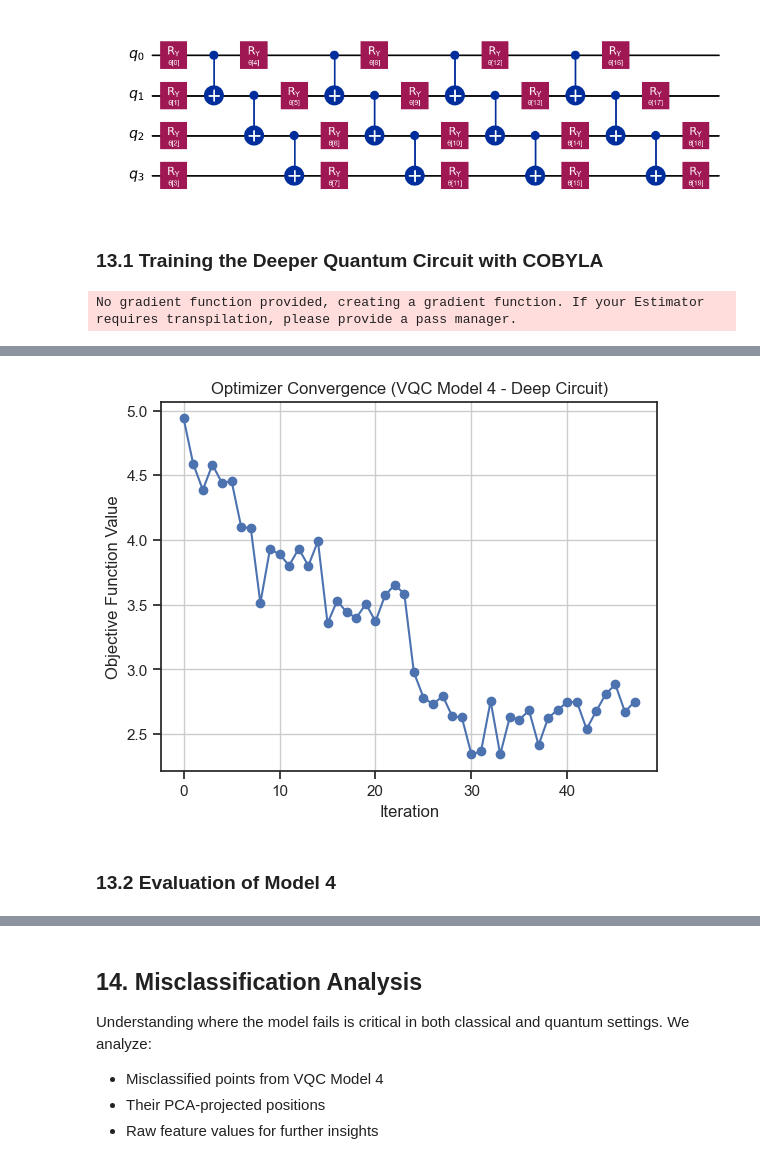
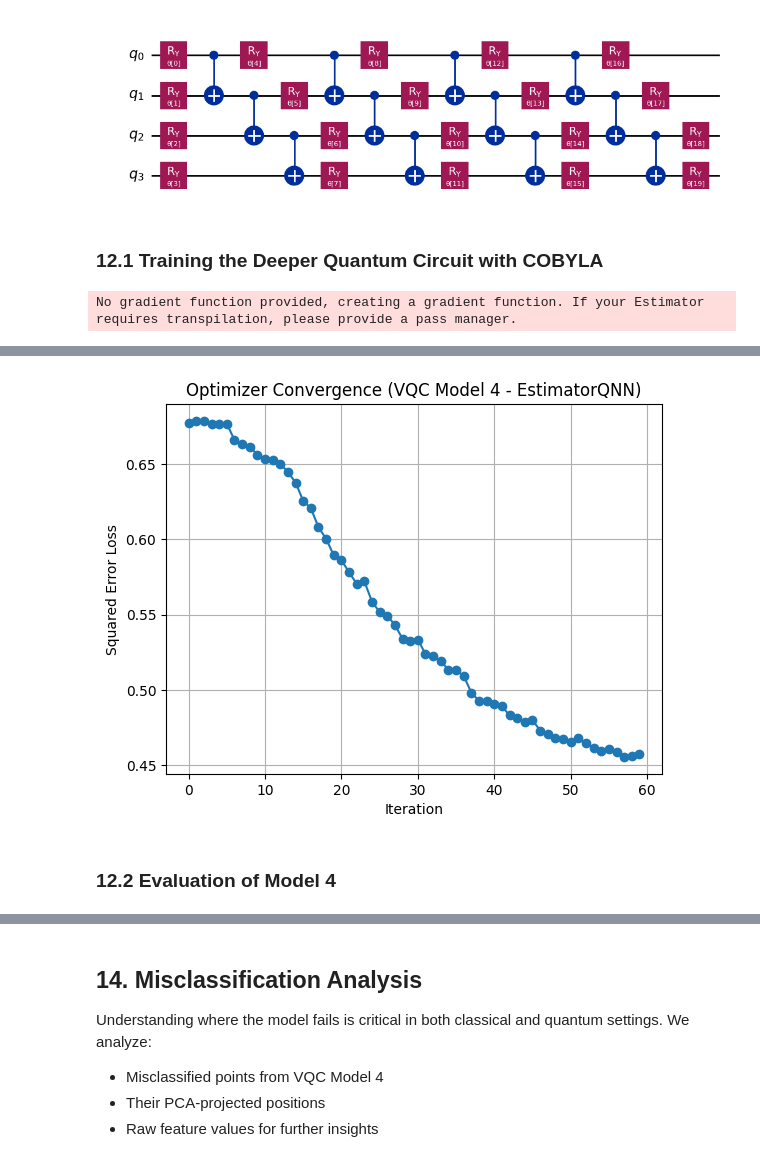
Before and after one commit to Mir-Ilham/SQA-2026-Quantum-Based-Network-Anomaly-Detection-VQC, a Jupyter notebook: Working_Copy_Quantum_Based_Anomaly_Detection_VQC 2026.ipynb, the cells around one changed output, grey strips where cells are left out. Drawn from its saved outputs; the diff is of its cells as text; code cells hidden in the pictures.

```diff
--- a/Working_Copy_Quantum_Based_Anomaly_Detection_VQC 2026.ipynb
+++ b/Working_Copy_Quantum_Based_Anomaly_Detection_VQC 2026.ipynb
@@ -565,11 +488,0 @@ We now produce a set of rich visualizations to explore:
-# %%
-
-# Regenerate the original dataset to ensure y matches X_df length
-X_df, y = generate_network_traffic_data(n_samples=1000, anomaly_ratio=0.5)
-
-sns.set(style='ticks')
-pairplot_df = X_df.copy()
-pairplot_df["label"] = y
-sns.pairplot(pairplot_df, hue="label", diag_kind="kde", plot_kws={"alpha": 0.7})
-plt.suptitle("Pairwise Feature Distributions (Normal vs Anomalous)", y=1.02)
-plt.show()
@@ -908,12 +715,11 @@ ansatz_4.decompose().draw('mpl')
 [figure]
 # %% [markdown]
 
-### 13.1 Training the Deeper Quantum Circuit with COBYLA
+### 12.1 Training the Deeper Quantum Circuit with COBYLA
 # %%
 import numpy as np
 import matplotlib.pyplot as plt
 import time
-
 from qiskit import QuantumCircuit
 from qiskit.circuit.library import ZZFeatureMap, RealAmplitudes
 from qiskit.primitives import StatevectorEstimator
@@ -921,10 +727,8 @@ from qiskit_machine_learning.neural_networks import EstimatorQNN
 from qiskit_machine_learning.algorithms.classifiers import NeuralNetworkClassifier
 from qiskit_algorithms.optimizers import COBYLA
 
-# Assuming X_train_scaled, X_test_scaled, y_train, y_test are available from previous cells (Section 5)
-
 # ==============================
-# Define Feature Map and Ansatz (re-define for robustness)
+# Define Feature Map and Ansatz
 # ==============================
 feature_map_4 = ZZFeatureMap(feature_dimension=4, reps=4, entanglement='linear')
 ansatz_4 = RealAmplitudes(num_qubits=4, reps=4, entanglement='linear')
@@ -940,7 +744,6 @@ qc_4.compose(ansatz_4, inplace=True)
 # QNN + Estimator
 # ==============================
 estimator = StatevectorEstimator()
-
 qnn_4 = EstimatorQNN(
     circuit=qc_4,
     input_params=feature_map_4.parameters,
@@ -949,42 +752,36 @@ qnn_4 = EstimatorQNN(
 )
 
 # ==============================
-# LOSS TRACKING (custom callback with loss calculation for COBYLA)
+# LOSS TRACKING CALLBACK (Squared Error - Matches NeuralNetworkClassifier default)
 # ==============================
 loss_vals_4 = []
 
 def _create_cobyla_callback_with_loss_logging(qnn_instance, X_train_data, y_train_labels, loss_list):
-    # This callback is designed to be passed to scipy.optimize.minimize (used by Qiskit's COBYLA)
-    # It expects a single argument: the current parameter vector.
     def cobyla_callback(current_params):
         try:
-            # Manually calculate the loss. This involves re-evaluating the QNN,
-            # which adds overhead but is necessary to log progress when direct loss passing is problematic.
-            y_probs_output = qnn_instance.forward(X_train_data, current_params)
+            # Forward pass: returns shape (n_samples, 1)
+            y_pred = qnn_instance.forward(X_train_data, current_params).flatten()
 
-            # For binary classification with one_hot=False, EstimatorQNN returns a 1D array
-            # where each element is the probability of class 1.
-            y_probs_class_1 = y_probs_output # Directly use the 1D output as P(class=1)
+            # Squared Error Loss (MSE) - This is what the optimizer is actually minimizing
+            loss = np.mean((y_pred - y_train_labels) ** 2)
 
-            # Clip probabilities to avoid log(0)
-            y_probs_class_1 = np.clip(y_probs_class_1, 1e-10, 1 - 1e-10)
-
-            # Binary Cross-Entropy Loss
-            loss = -np.mean(y_train_labels * np.log(y_probs_class_1) + (1 - y_train_labels) * np.log(1 - y_probs_class_1))
             loss_list.append(loss)
             print(f"[{len(loss_list):03}] Loss = {loss:.6f}")
         except Exception as e:
-            print(f"[{len(loss_list)+1:03}] Error in callback loss calculation: {e}")
-            loss_list.append(np.nan) # Append NaN if calculation fails
+            print(f"[{len(loss_list)+1:03}] Error in callback: {e}")
+            loss_list.append(np.nan)
     return cobyla_callback
 
-# Create the specific callback instance
-callback_4 = _create_cobyla_callback_with_loss_logging(qnn_4, X_train_scaled, y_train, loss_vals_4)
+# Convert labels to -1 / +1 for EstimatorQNN
+y_train_modified = np.where(y_train == 0, -1.0, 1.0)
+
+# Create callback
+callback_4 = _create_cobyla_callback_with_loss_logging(qnn_4, X_train_scaled, y_train_modified, loss_vals_4)
 
 # ==============================
 # OPTIMIZER
 # ==============================
-optimizer_4 = COBYLA(maxiter=100, callback=callback_4) # Pass the 1-argument compatible callback here
+optimizer_4 = COBYLA(maxiter=100, callback=callback_4)
 
 # ==============================
 # CLASSIFIER
@@ -992,9 +789,9 @@ optimizer_4 = COBYLA(maxiter=100, callback=callback_4) # Pass the 1-argument com
 vqc_4 = NeuralNetworkClassifier(
     neural_network=qnn_4,
     optimizer=optimizer_4,
-    # callback=callback_4, # This is now passed directly to the optimizer above
-    initial_point=np.random.uniform(-1, 1, qnn_4.num_weights),
-    one_hot=False
+    loss='squared_error',      # Explicitly set (this is the default)
+    one_hot=False,
+    initial_point=np.random.uniform(-1, 1, qnn_4.num_weights)
 )
 
 # ==============================
@@ -1002,14 +799,13 @@ vqc_4 = NeuralNetworkClassifier(
 # ==============================
 print(">>> Starting training VQC Model 4 (Deep Circuit)...")
 start = time.time()
-vqc_4 = vqc_4.fit(X_train_scaled, y_train) # Assign back to ensure fitted state
+
+vqc_4.fit(X_train_scaled, y_train_modified)
+
 end = time.time()
 print(">>> Training complete for VQC Model 4.")
 print(f"⏱️ Elapsed time: {end - start:.2f} seconds")
 print(f"Loss values recorded: {len(loss_vals_4)}")
-
-# Debugging fitted state
-print(f"VQC-4 model fitted: {vqc_4._fit_result is not None}")
 
 # ==============================
 # PLOT LOSS
@@ -1017,12 +813,12 @@ print(f"VQC-4 model fitted: {vqc_4._fit_result is not None}")
 if loss_vals_4:
     plt.plot(loss_vals_4, marker='o')
     plt.xlabel("Iteration")
-    plt.ylabel("Objective Function Value")
-    plt.title("Optimizer Convergence (VQC Model 4 - Deep Circuit)")
+    plt.ylabel("Squared Error Loss")
+    plt.title("Optimizer Convergence (VQC Model 4 - EstimatorQNN)")
     plt.grid(True)
     plt.show()
 else:
-    print("⚠️ No loss values were recorded for VQC Model 4.")
+    print("⚠️ No loss values were recorded.")
 # %% [output]
 No gradient function provided, creating a gradient function. If your Estimator requires transpilation, please provide a pass manager.
 >>> Starting training VQC Model 4 (Deep Circuit)...
@@ -1045,7 +841,7 @@ VQC-4 model fitted: True
-[figure, old version]
+[figure, new version]
 # %% [markdown]
 
-### 13.2 Evaluation of Model 4
+### 12.2 Evaluation of Model 4
 # %%
 from sklearn.metrics import (
     accuracy_score,
```
Also changed, not shown: parts of 77 cells of this notebook.
